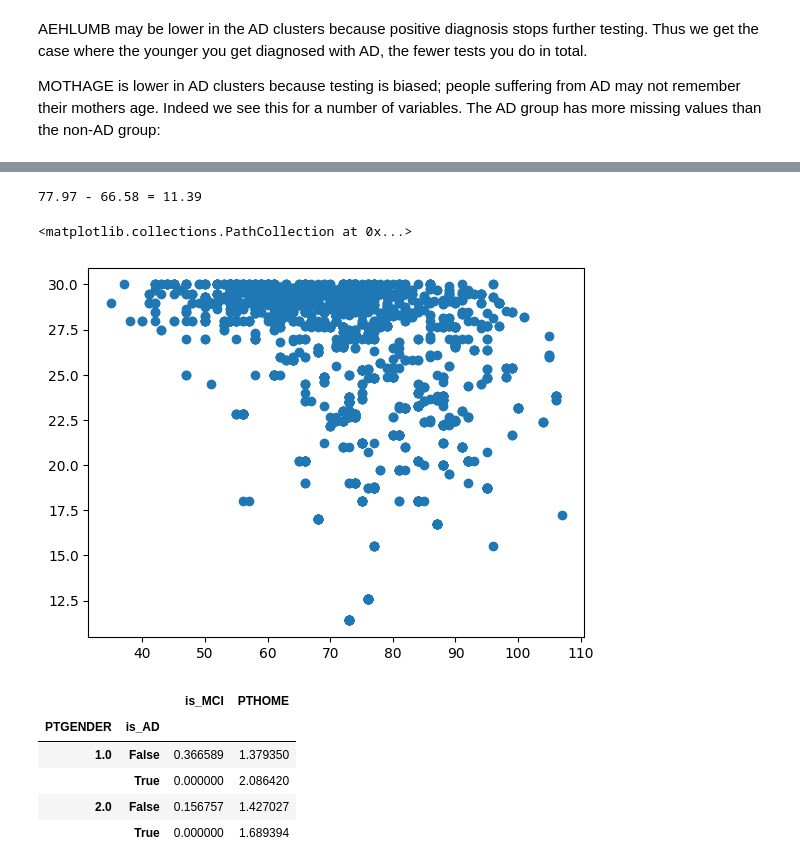
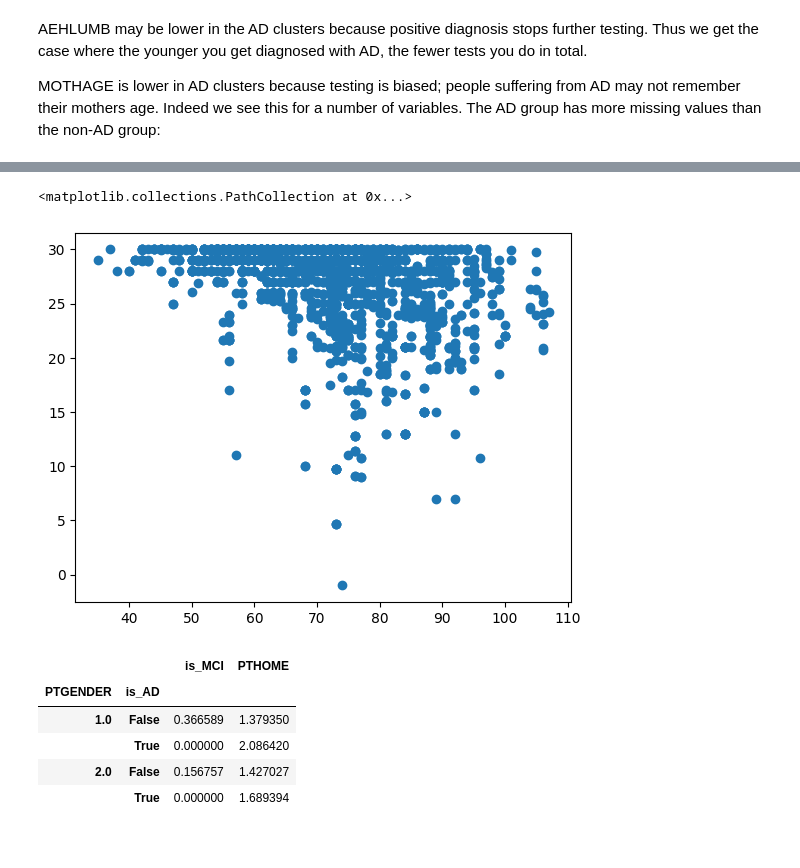
Before and after one commit to Vaakir/unsupervised-deep-learning-bachelor-thesis, a Jupyter notebook: clustering.ipynb, the cells around one changed output, grey strips where cells are left out. Saved outputs shown, nothing was run; the diff lists cells and outputs as text; code cells hidden in the pictures.

```diff
--- a/clustering.ipynb
+++ b/clustering.ipynb
@@ -163,3 +269,16 @@ plot_clusters(latent_scaled[all_subjects["Group"]!=0], labels_nat[all_subjects["
+# %%
+import pandas as pd
+all_subjects = pd.read_csv("Data/subjects_nan.csv").drop(columns="Unnamed: 0")
+all_subjects["is_AD"] = all_subjects["Group"] == 2
+all_subjects["is_MCI"] = all_subjects["Group"] == 1
+all_subjects["APOE-4"] = (all_subjects["APOEGEN_1"] == 4).astype("int") + (all_subjects["APOEGEN_2"] == 4).astype("int")
+
+all_subjects["age"] = all_subjects["first_mmse_year"] - all_subjects["PTDOBYY"]
+# age_AD = all_subjects.loc[all_subjects["Group"]==2,"age"].mean()
+# age_CN = all_subjects.loc[all_subjects["Group"]==0,"age"].mean()
+# print(f"{age_AD:.2f} - {age_CN:.2f} = {age_AD - age_CN:.2f}")
+
+first_visit = all_subjects.sort_values("imgDate").groupby("subject").first()
 # %%
 labels_nat = np.zeros(len(latent_scaled))
 labels_nat[1326 : 1787]=1
@@ -303,18 +425,11 @@ PXABNORM
 # %%
-valid_cols.append("Cognex")
-all_subjects = all_subjects[valid_cols]
+# valid_cols.append("Cognex")
+# all_subjects = all_subjects[valid_cols]
-# %%
-all_subjects["age"] = all_subjects["first_mmse_year"] - all_subjects["PTDOBYY"]
-age_AD = all_subjects.loc[all_subjects["Group"]==2,"age"].mean()
-age_CN = all_subjects.loc[all_subjects["Group"]==0,"age"].mean()
-print(f"{age_AD:.2f} - {age_CN:.2f} = {age_AD - age_CN:.2f}")
-# %% [output]
-77.97 - 66.58 = 11.39
 # %%
-plt.scatter(all_subjects["first_mmse_year"]-all_subjects["PTDOBYY"], all_subjects["MMSE"])
+plt.scatter(all_subjects["first_mmse_year"]-all_subjects["PTDOBYY"], all_subjects["MMSE_INTERP"])
 # %% [output]
 <matplotlib.collections.PathCollection at 0x...>
-[figure, old version]
+[figure, new version]
 # %%
 all_subjects[["is_AD","PTGENDER","is_MCI","PTHOME"]].groupby(by=["PTGENDER","is_AD"]).mean()
 # %% [output]
```
Also changed, not shown: parts of 33 cells of this notebook, 19 other files.
